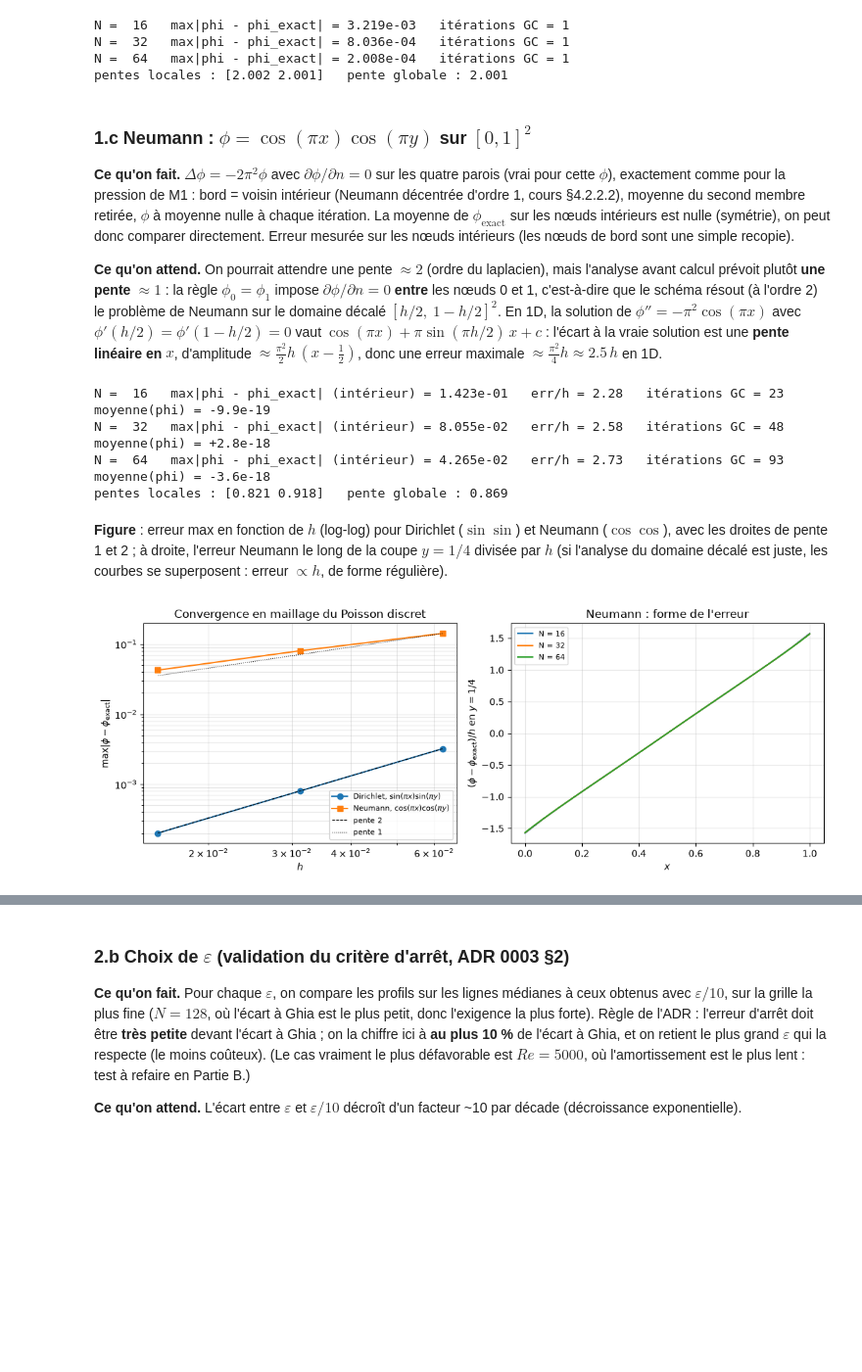
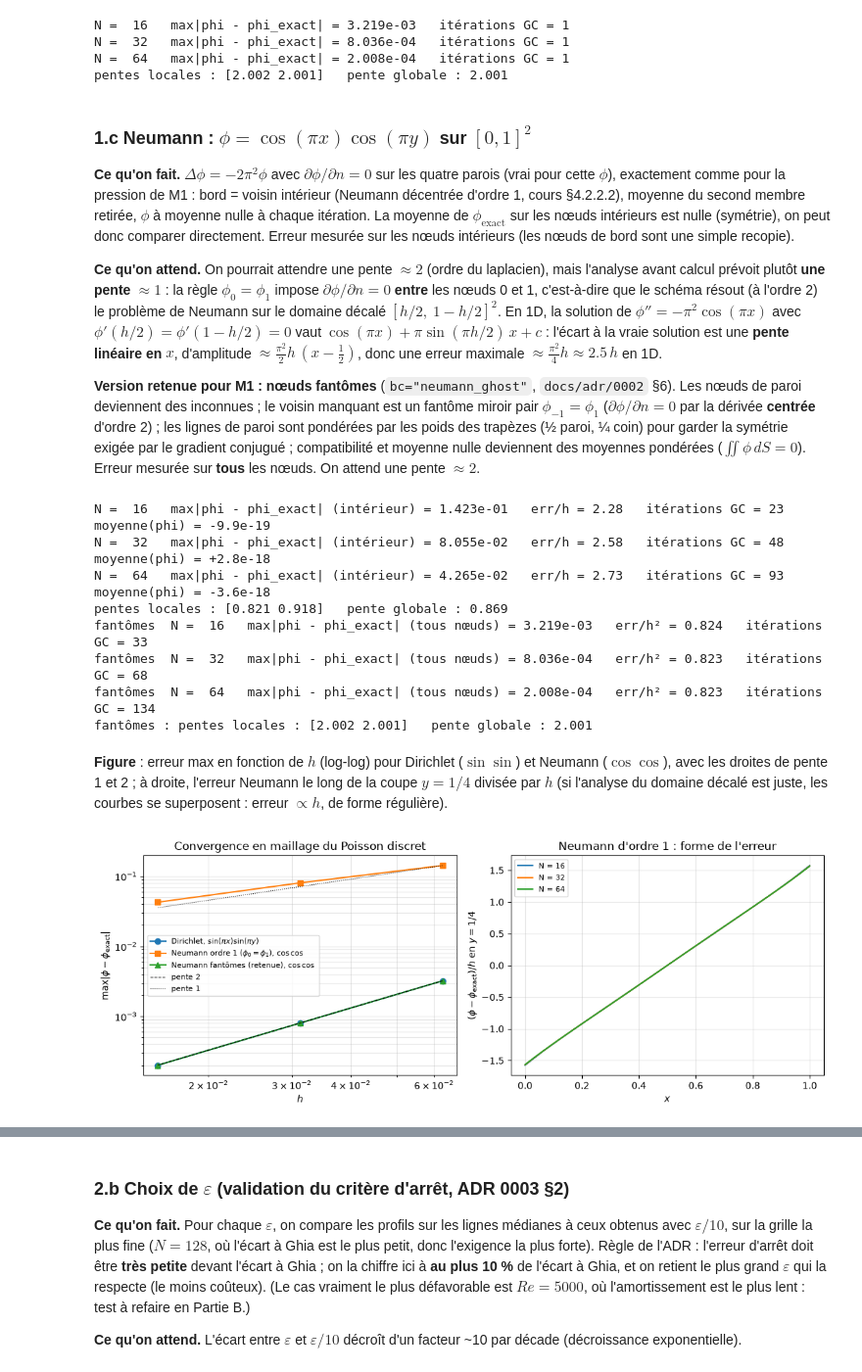
Before and after one commit to ACILN0S/Projet4_CFD, a Jupyter notebook: notebooks/A_Re100.ipynb, the cells around one changed output, grey strips where cells are left out. Shown at 98% size. Drawn from its saved outputs; the diff is of its cells as text; code cells hidden in the pictures; blank space fills up the shorter version.

```diff
--- a/notebooks/A_Re100.ipynb
+++ b/notebooks/A_Re100.ipynb
@@ -126,6 +126,12 @@ c'est-à-dire que le schéma résout (à l'ordre 2) le problème de Neumann sur
 $[h/2,\ 1-h/2]^2$. En 1D, la solution de $\phi'' = -\pi^2\cos(\pi x)$ avec $\phi'(h/2) = \phi'(1-h/2) = 0$ vaut
 $\cos(\pi x) + \pi\sin(\pi h/2)\,x + c$ : l'écart à la vraie solution est une **pente linéaire en $x$**,
 d'amplitude $\approx \tfrac{\pi^2}{2}h\,(x - \tfrac12)$, donc une erreur maximale $\approx \tfrac{\pi^2}{4}h \approx 2.5\,h$ en 1D.
+
+**Version retenue pour M1 : nœuds fantômes** (`bc="neumann_ghost"`, `docs/adr/0002` §6). Les nœuds de paroi deviennent des
+inconnues ; le voisin manquant est un fantôme miroir pair $\phi_{-1} = \phi_1$ ($\partial\phi/\partial n = 0$ par la dérivée **centrée** d'ordre 2) ;
+les lignes de paroi sont pondérées par les poids des trapèzes (½ paroi, ¼ coin) pour garder la symétrie exigée par le
+gradient conjugué ; compatibilité et moyenne nulle deviennent des moyennes pondérées ($\iint \phi\,dS = 0$).
+Erreur mesurée sur **tous** les nœuds. On attend une pente $\approx 2$.
 # %%
 rows_neu = []
 profiles_neu = {}                     # erreur le long de y = 0.5 (pour la figure)
@@ -144,11 +150,30 @@ for n in GRIDS_POISSON:
 
 local, glob = observed_slopes(GRIDS_POISSON, [r[1] for r in rows_neu])
 print("pentes locales :", np.round(local, 3), "  pente globale :", round(glob, 3))
+
+# Version retenue pour M1 : nœuds fantômes (second membre et erreur sur TOUS les nœuds)
+rows_ghost = []
+for n in GRIDS_POISSON:
+    h = 1.0 / n
+    x = np.linspace(0.0, 1.0, n + 1)
+    X, Y = np.meshgrid(x, x, indexing="ij")
+    phi_exact = np.cos(np.pi * X) * np.cos(np.pi * Y)       # moyenne des trapèzes nulle (symétrie)
+    phi, n_iter = solve_poisson(-2.0 * np.pi**2 * phi_exact, h, "neumann_ghost", tol=TOL_CG)
+    err = np.abs(phi - phi_exact).max()
+    rows_ghost.append((n, err, n_iter))
+    print(f"fantômes  N = {n:3d}   max|phi - phi_exact| (tous nœuds) = {err:.3e}   err/h² = {err * n**2:.3f}"
+          f"   itérations GC = {n_iter}")
+local, glob = observed_slopes(GRIDS_POISSON, [r[1] for r in rows_ghost])
+print("fantômes : pentes locales :", np.round(local, 3), "  pente globale :", round(glob, 3))
 # %% [output]
 N =  16   max|phi - phi_exact| (intérieur) = 1.423e-01   err/h = 2.28   itérations GC = 23   moyenne(phi) = -9.9e-19
 N =  32   max|phi - phi_exact| (intérieur) = 8.055e-02   err/h = 2.58   itérations GC = 48   moyenne(phi) = +2.8e-18
 N =  64   max|phi - phi_exact| (intérieur) = 4.265e-02   err/h = 2.73   itérations GC = 93   moyenne(phi) = -3.6e-18
 pentes locales : [0.821 0.918]   pente globale : 0.869
+fantômes  N =  16   max|phi - phi_exact| (tous nœuds) = 3.219e-03   err/h² = 0.824   itérations GC = 33
+fantômes  N =  32   max|phi - phi_exact| (tous nœuds) = 8.036e-04   err/h² = 0.823   itérations GC = 68
+fantômes  N =  64   max|phi - phi_exact| (tous nœuds) = 2.008e-04   err/h² = 0.823   itérations GC = 134
+fantômes : pentes locales : [2.002 2.001]   pente globale : 2.001
 # %% [markdown]
 **Figure** : erreur max en fonction de $h$ (log-log) pour Dirichlet ($\sin\sin$) et Neumann ($\cos\cos$), avec
 les droites de pente 1 et 2 ; à droite, l'erreur Neumann le long de la coupe $y = 1/4$ divisée par $h$
@@ -158,39 +183,43 @@ fig, axes = plt.subplots(1, 2, figsize=(11, 4.2))
 
 ax = axes[0]
 h_list = 1.0 / np.array(GRIDS_POISSON, dtype=float)
 e_sin = np.array([r[1] for r in rows_sin])
 e_neu = np.array([r[1] for r in rows_neu])
+e_ghost = np.array([r[1] for r in rows_ghost])
 ax.loglog(h_list, e_sin, "o-", label=r"Dirichlet, $\sin(\pi x)\sin(\pi y)$")
-ax.loglog(h_list, e_neu, "s-", label=r"Neumann, $\cos(\pi x)\cos(\pi y)$")
+ax.loglog(h_list, e_neu, "s-", label=r"Neumann ordre 1 ($\phi_0 = \phi_1$), $\cos\cos$")
+ax.loglog(h_list, e_ghost, "^-", label=r"Neumann fantômes (retenue), $\cos\cos$")
 ax.loglog(h_list, e_sin[0] * (h_list / h_list[0])**2, "k--", lw=0.8, label="pente 2")
 ax.loglog(h_list, e_neu[0] * (h_list / h_list[0])**1, "k:", lw=0.8, label="pente 1")
 ax.set_xlabel("$h$")
 ax.set_ylabel(r"$\max|\phi - \phi_\mathrm{exact}|$")
 ax.set_title("Convergence en maillage du Poisson discret")
 ax.legend(fontsize=8)
 ax.grid(True, which="both", alpha=0.3)
 
 ax = axes[1]
 for n, (x, err_line) in profiles_neu.items():
     ax.plot(x, err_line * n, label=f"N = {n}")     # erreur / h
 ax.set_xlabel("$x$")
 ax.set_ylabel(r"$(\phi - \phi_\mathrm{exact}) / h$ en $y = 1/4$")
-ax.set_title("Neumann : forme de l'erreur")
+ax.set_title("Neumann d'ordre 1 : forme de l'erreur")
 ax.legend(fontsize=8)
 ax.grid(True, alpha=0.3)
 
 fig.tight_layout()
 fig.savefig(FIG / "A_poisson_convergence.png", dpi=150)
 plt.show()
 
 # Résultats numériques
-table = np.array([[n, ed, it_d, es, it_s, en, it_n]
-                  for (n, ed, it_d), (_, es, it_s), (_, en, it_n) in zip(rows_dir, rows_sin, rows_neu)])
+table = np.array([[n, ed, it_d, es, it_s, en, it_n, eg, it_g]
+                  for (n, ed, it_d), (_, es, it_s), (_, en, it_n), (_, eg, it_g)
+                  in zip(rows_dir, rows_sin, rows_neu, rows_ghost)])
 np.savetxt(RES / "A_poisson_verification.csv", table, delimiter=",", fmt="%.6e",
            header="N,err_dirichlet_quadratique,iter_dirichlet_quadratique,err_dirichlet_sinsin,"
-                  "iter_dirichlet_sinsin,err_neumann_coscos,iter_neumann_coscos")
+                  "iter_dirichlet_sinsin,err_neumann_ordre1_coscos,iter_neumann_ordre1_coscos,"
+                  "err_neumann_fantomes_coscos,iter_neumann_fantomes_coscos")
 # %% [output]
-[figure, old version]
+[figure, new version]
 # %% [markdown]
 **Interprétation.**
 
```
Also changed, not shown: parts of 39 cells of this notebook, 16 other files.
